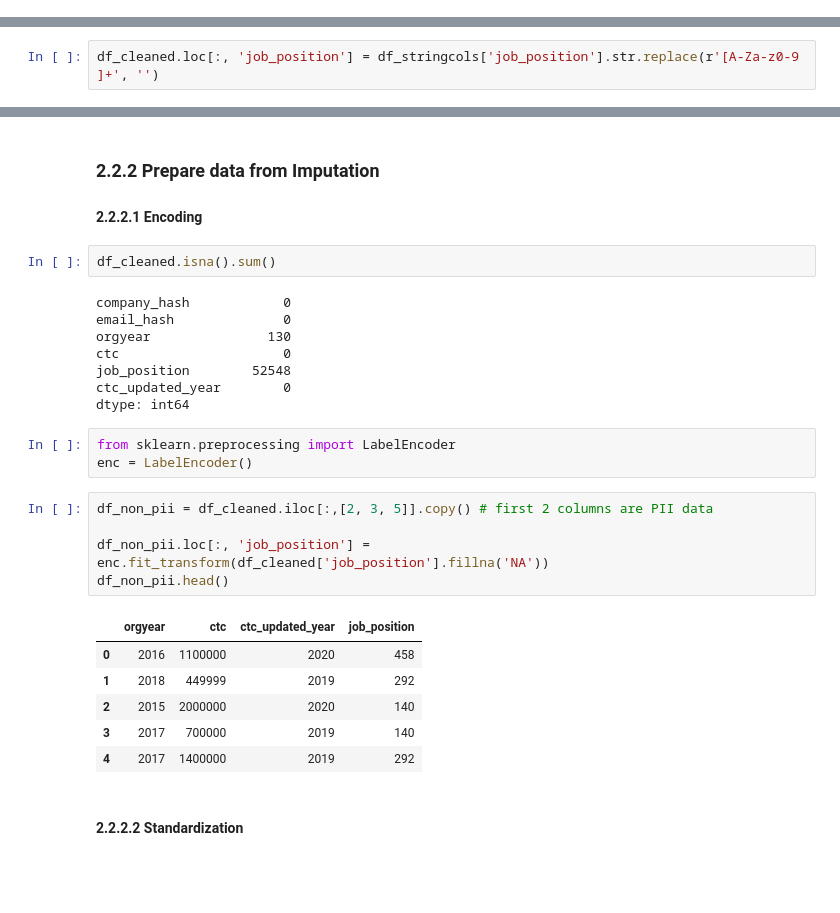
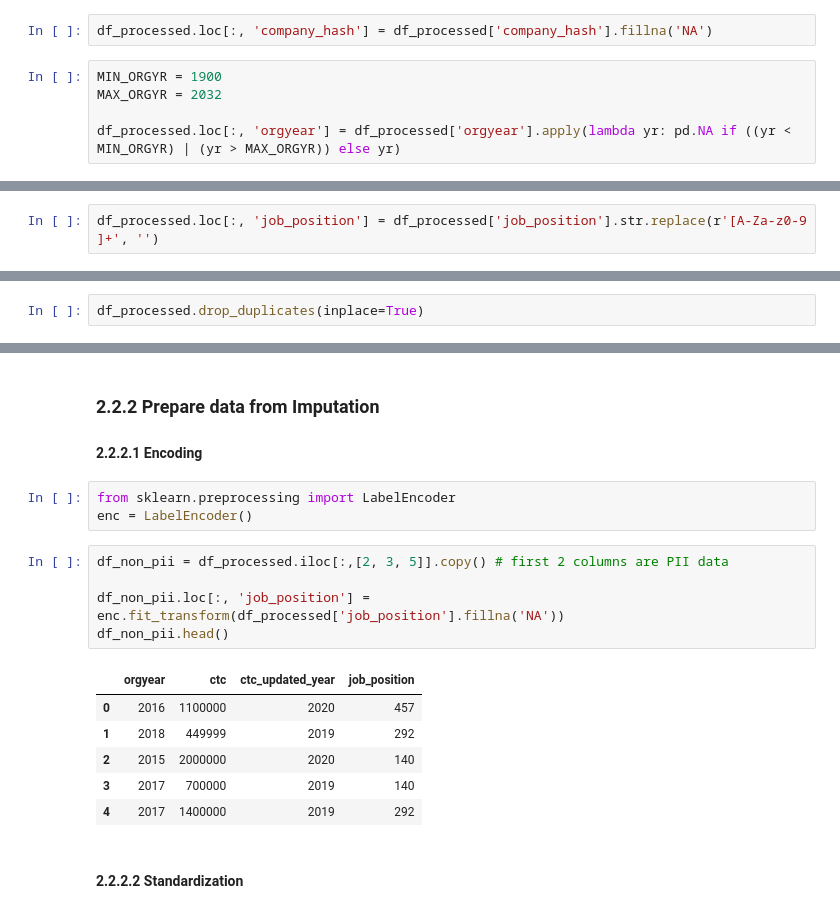
Before and after one commit to ravikumargrk/assignments, a Jupyter notebook: case-studies/20241229-Clustering.ipynb, the cells around one changed output, grey strips where cells are left out. Saved outputs shown, nothing was run; the diff lists cells and outputs as text; blank space fills up the shorter version.

```diff
--- a/case-studies/20241229-Clustering.ipynb
+++ b/case-studies/20241229-Clustering.ipynb
@@ -155,2 +159,9 @@ len(df_raw) - len(df_dropped)
+# %%
+df_processed.loc[:, 'company_hash'] = df_processed['company_hash'].fillna('NA')
+# %%
+MIN_ORGYR = 1900
+MAX_ORGYR = 2032
+
+df_processed.loc[:, 'orgyear'] = df_processed['orgyear'].apply(lambda yr: pd.NA if ((yr < MIN_ORGYR) | (yr > MAX_ORGYR)) else yr)
 # %% [markdown]
 ### 2.1.2 Remove special characters
@@ -167,2 +168,2 @@ df_stringcols = df_dropped.select_dtypes(include=pd.StringDtype())
 # %%
-df_cleaned.loc[:, 'job_position'] = df_stringcols['job_position'].str.replace(r'[A-Za-z0-9 ]+', '')
+df_processed.loc[:, 'job_position'] = df_processed['job_position'].str.replace(r'[A-Za-z0-9 ]+', '')
@@ -175,0 +191,2 @@ df_cleaned.loc[:, 'company_hash'] = df_dropped['company_hash'].fillna('NA')
+# %%
+df_processed.drop_duplicates(inplace=True)
@@ -179,27 +200,17 @@ Mean/ KNN Imputation, Regex for cleaning company names, Standardization & Encodi
 # %% [markdown]
 ### 2.2.2 Prepare data from Imputation
 #### 2.2.2.1 Encoding
-# %%
-df_cleaned.isna().sum()
-# %% [output]
-company_hash            0
-email_hash              0
-orgyear               130
-ctc                     0
-job_position        52548
-ctc_updated_year        0
-dtype: int64
 # %%
 from sklearn.preprocessing import LabelEncoder
 enc = LabelEncoder()
 # %%
-df_non_pii = df_cleaned.iloc[:,[2, 3, 5]].copy() # first 2 columns are PII data
+df_non_pii = df_processed.iloc[:,[2, 3, 5]].copy() # first 2 columns are PII data
 
-df_non_pii.loc[:, 'job_position'] = enc.fit_transform(df_cleaned['job_position'].fillna('NA'))
+df_non_pii.loc[:, 'job_position'] = enc.fit_transform(df_processed['job_position'].fillna('NA'))
 df_non_pii.head()
 # %% [output]
 |  | orgyear | ctc | ctc_updated_year | job_position |
-| 0 | 2016 | 1100000 | 2020 | 458 |
+| 0 | 2016 | 1100000 | 2020 | 457 |
 | 1 | 2018 | 449999 | 2019 | 292 |
 | 2 | 2015 | 2000000 | 2020 | 140 |
 | 3 | 2017 | 700000 | 2019 | 140 |
```
Also changed, not shown: parts of 33 cells of this notebook.
